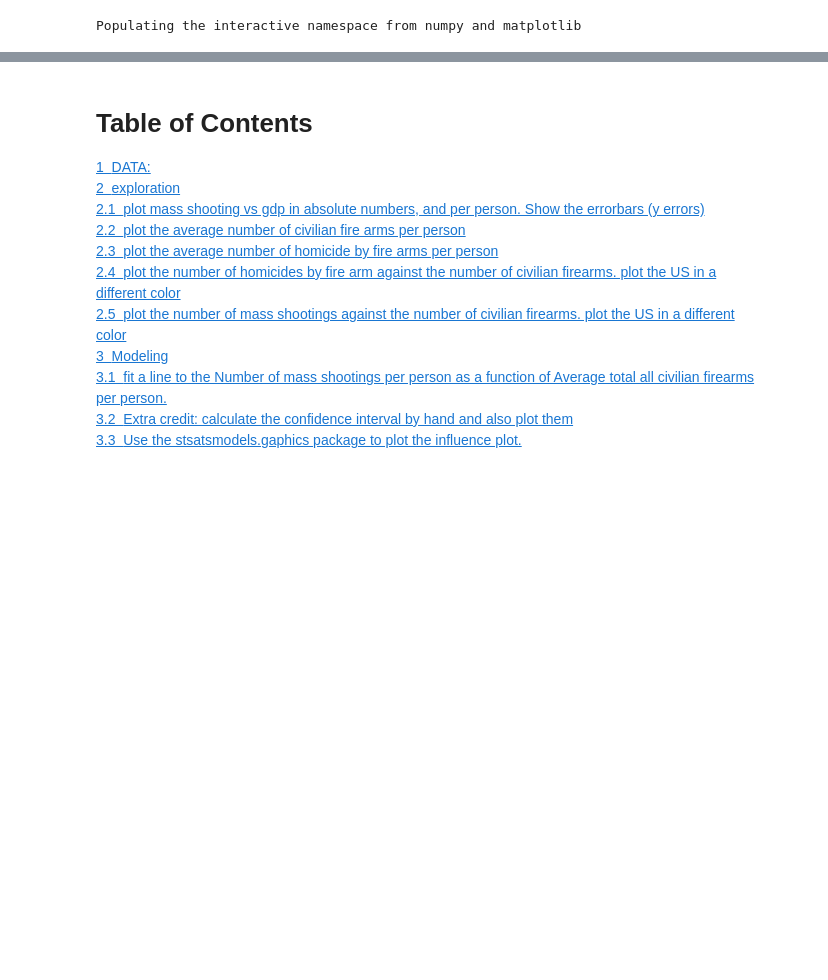
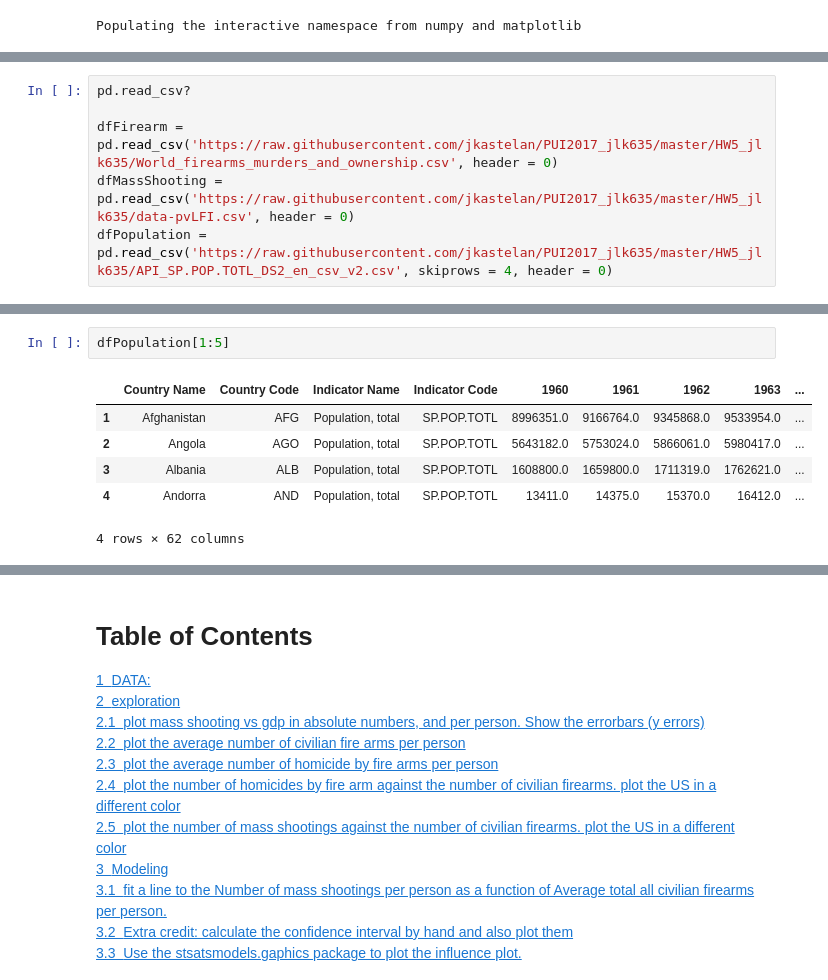
Before and after one commit to jkastelan/PUI2017_jlk635, a Jupyter notebook: HW5_jlk635/Assignment3_jlk635.ipynb, the cells around one changed output, grey strips where cells are left out. Saved outputs shown, nothing was run; the diff lists cells and outputs as text; blank space fills up the shorter version.

```diff
--- a/HW5_jlk635/Assignment3_jlk635.ipynb
+++ b/HW5_jlk635/Assignment3_jlk635.ipynb
@@ -27,0 +19,6 @@ dfSummer.head()
+# %%
+pd.read_csv?
+
+dfFirearm = pd.read_csv('https://raw.githubusercontent.com/jkastelan/PUI2017_jlk635/master/HW5_jlk635/World_firearms_murders_and_ownership.csv', header = 0)
+dfMassShooting = pd.read_csv('https://raw.githubusercontent.com/jkastelan/PUI2017_jlk635/master/HW5_jlk635/data-pvLFI.csv', header = 0)
+dfPopulation = pd.read_csv('https://raw.githubusercontent.com/jkastelan/PUI2017_jlk635/master/HW5_jlk635/API_SP.POP.TOTL_DS2_en_csv_v2.csv', skiprows = 4, header = 0)
@@ -27,0 +41,9 @@ dfSummer.head()
+# %%
+dfPopulation[1:5]
+# %% [output]
+|  | Country Name | Country Code | Indicator Name | Indicator Code | 1960 | 1961 | 1962 | 1963 | ... |
+| 1 | Afghanistan | AFG | Population, total | SP.POP.TOTL | 8996351.0 | 9166764.0 | 9345868.0 | 9533954.0 | ... |
+| 2 | Angola | AGO | Population, total | SP.POP.TOTL | 5643182.0 | 5753024.0 | 5866061.0 | 5980417.0 | ... |
+| 3 | Albania | ALB | Population, total | SP.POP.TOTL | 1608800.0 | 1659800.0 | 1711319.0 | 1762621.0 | ... |
+| 4 | Andorra | AND | Population, total | SP.POP.TOTL | 13411.0 | 14375.0 | 15370.0 | 16412.0 | ... |
+4 rows × 62 columns
```
Also changed, not shown: parts of 5 cells of this notebook, 1 other file.
